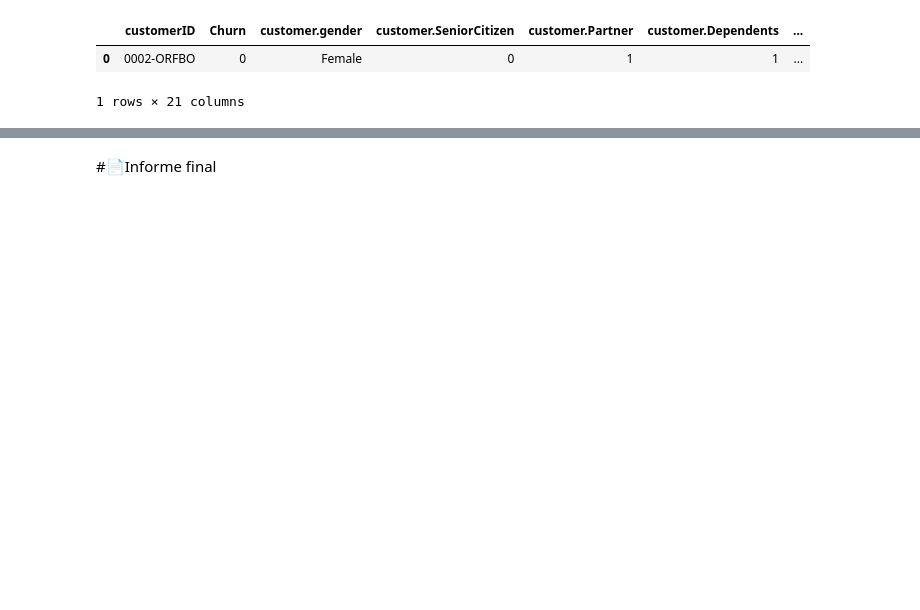
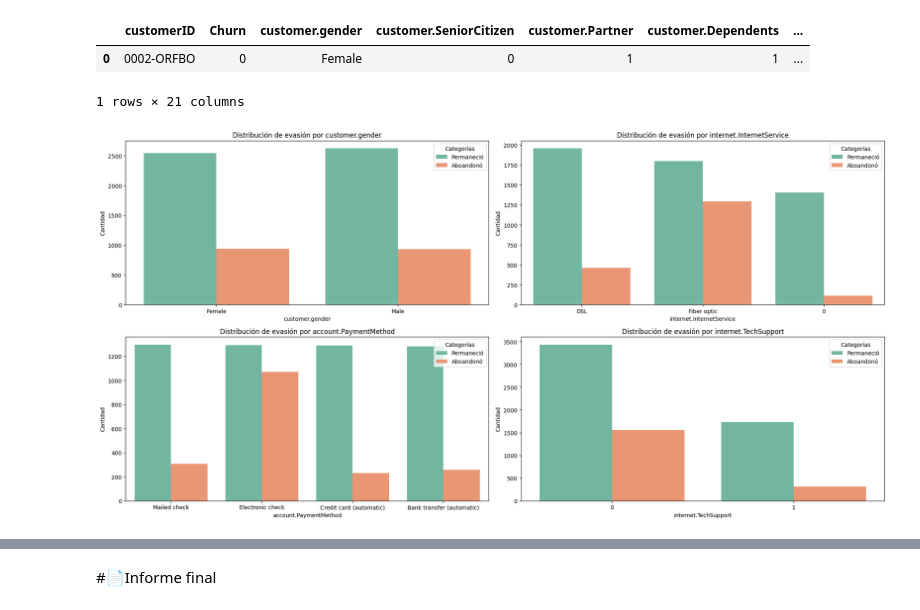
Before and after one commit to DarkLyng/Challenge-TelecomX, a Jupyter notebook: TelecomX_LATAM.ipynb, the cells around one changed output, grey strips where cells are left out. Drawn from its saved outputs; the diff is of its cells as text; code cells hidden in the pictures; blank space fills up the shorter version.

```diff
--- a/TelecomX_LATAM.ipynb
+++ b/TelecomX_LATAM.ipynb
@@ -271,21 +264,23 @@ df_normalizado.head(1)
 1 rows × 21 columns
 # %%
 # Seleccionamos las 4 variables con mayor impacto en el negocio
-columnas_top = [
-    'Tipo_Contrato',   # Fundamental
-    'Tipo_Internet',   # Tecnológica
-    'Metodo_Pago',     # Financiera
-    'Soporte_Tecnico'  # Servicio Agregado
+columnas = [
+    'customer.gender',            # Género
+    'internet.InternetService',   # Tipo de contrato
+    'account.PaymentMethod',      # Método de pago
+    'internet.TechSupport'        # Soporte_Tecnico
 ]
 
 fig, axes = plt.subplots(2,2, figsize=(20,10))
-axes = axes.flatten() # Con esto dejamos de pensar en coordenadas (x,y) y lo pasamos a un formato lista
+axes = axes.flatten()
 
-for col, ax in zip(columnas_top, axes):
-  sns.countplot(data=df_normalizado, hue="Abandono", x=col, ax=ax, palette="Paired")
+for col, ax in zip(columnas, axes):
+  sns.countplot(data=df_normalizado, hue="Churn", x=col, ax=ax, palette="Set2")
   ax.set_title(f'Distribución de evasión por {col}')
   ax.set_ylabel('Cantidad')
-  ax.legend(title= '¿Abandono?', labels= ["No", "Si"])
+  ax.legend(title= 'Categorías', labels= ["Permaneció", "Aboandonó"])
 
 plt.tight_layout()
 plt.show()
+# %% [output]
+[figure, added]
```
Also changed, not shown: parts of 7 cells of this notebook.
